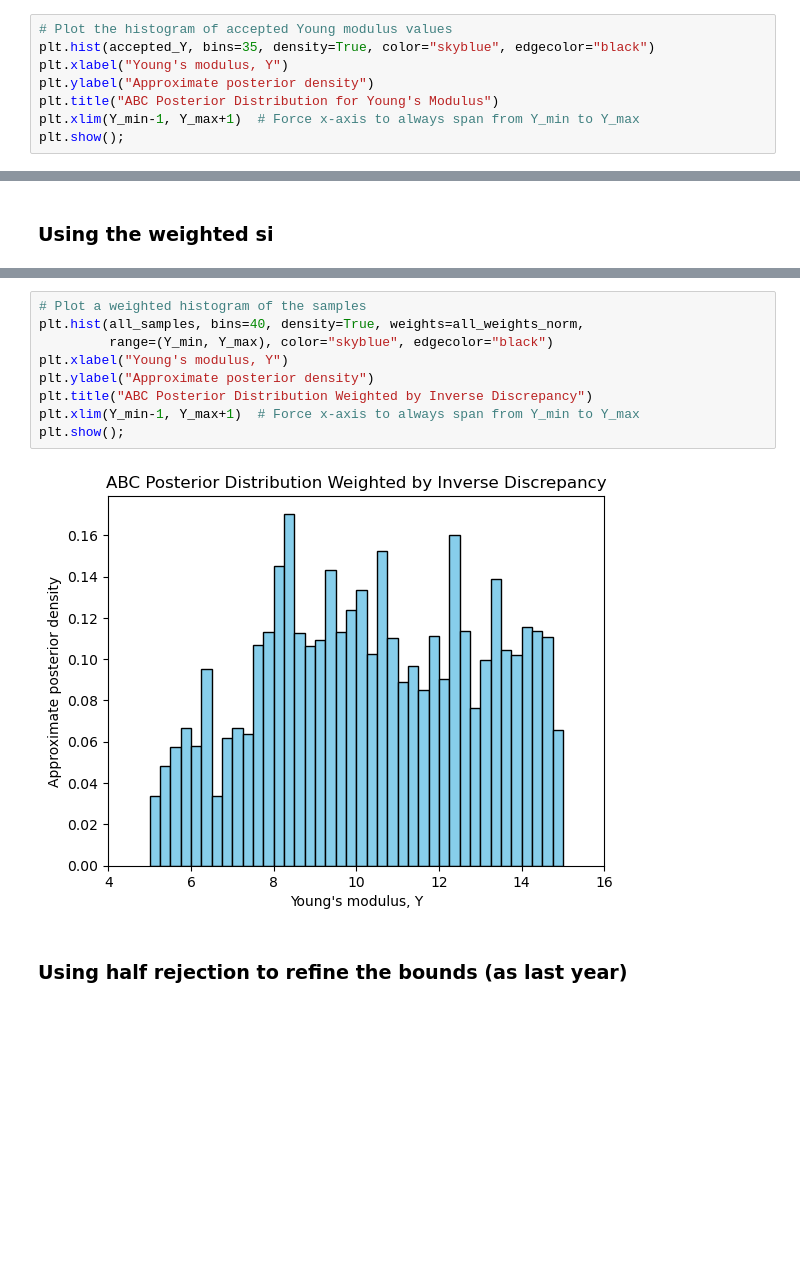
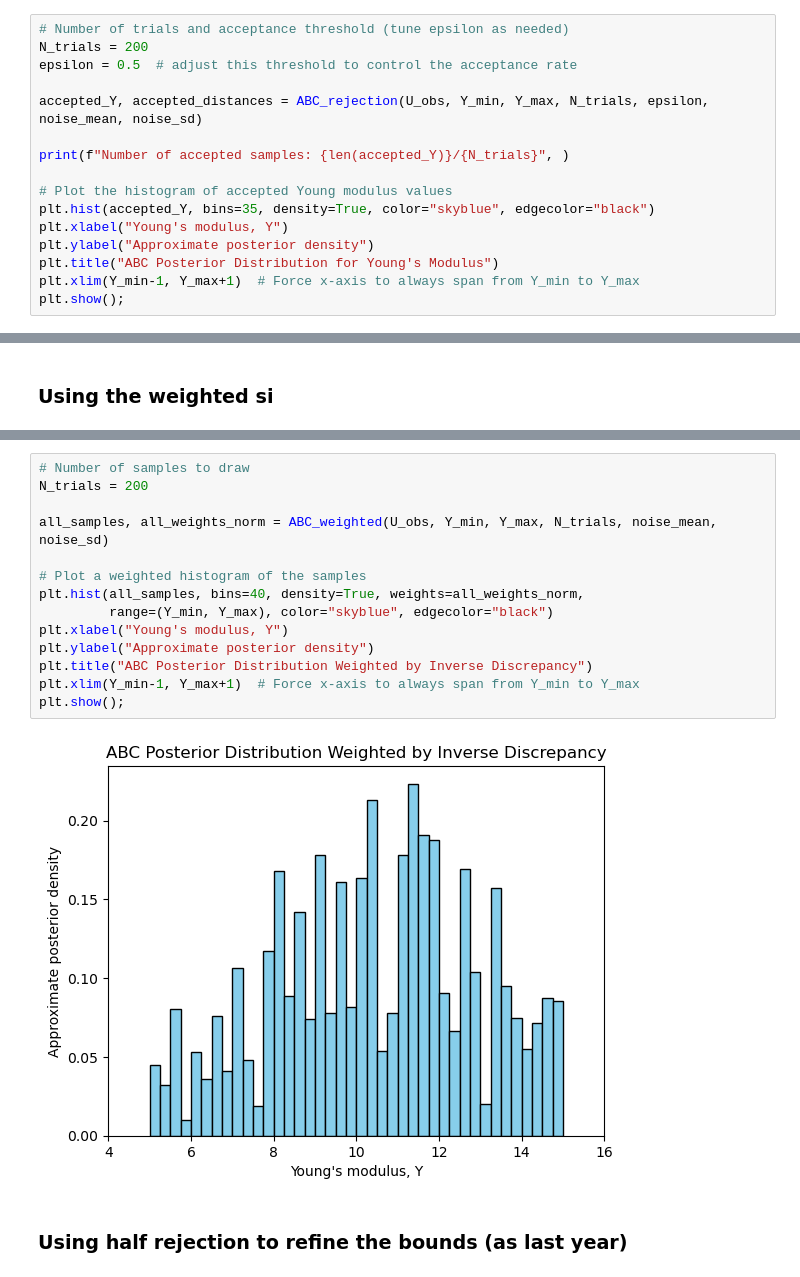
Before and after one commit to lusxvr/bayesian_parameter_identification, a Jupyter notebook: Bayesian_Parameter_Identification.ipynb, the cells around one changed output, grey strips where cells are left out. Drawn from its saved outputs; the diff is of its cells as text; blank space fills up the shorter version.

```diff
--- a/Bayesian_Parameter_Identification.ipynb
+++ b/Bayesian_Parameter_Identification.ipynb
@@ -529,6 +511,14 @@ Number of accepted samples: 399
 # %% [markdown]
 ### Analyse the approximate Posterior
 # %%
+# Number of trials and acceptance threshold (tune epsilon as needed)
+N_trials = 200
+epsilon = 0.5  # adjust this threshold to control the acceptance rate
+
+accepted_Y, accepted_distances = ABC_rejection(U_obs, Y_min, Y_max, N_trials, epsilon, noise_mean, noise_sd)
+
+print(f"Number of accepted samples: {len(accepted_Y)}/{N_trials}", )
+
 # Plot the histogram of accepted Young modulus values
 plt.hist(accepted_Y, bins=35, density=True, color="skyblue", edgecolor="black")
 plt.xlabel("Young's modulus, Y")
@@ -601,14 +574,19 @@ Sample 500/500: Y = 14.247, distance = 0.433, weight = 2.303
 # %%
+# Number of samples to draw
+N_trials = 200
+
+all_samples, all_weights_norm = ABC_weighted(U_obs, Y_min, Y_max, N_trials, noise_mean, noise_sd)
+
 # Plot a weighted histogram of the samples
 plt.hist(all_samples, bins=40, density=True, weights=all_weights_norm,
          range=(Y_min, Y_max), color="skyblue", edgecolor="black")
 plt.xlabel("Young's modulus, Y")
 plt.ylabel("Approximate posterior density")
 plt.title("ABC Posterior Distribution Weighted by Inverse Discrepancy")
 plt.xlim(Y_min-1, Y_max+1)  # Force x-axis to always span from Y_min to Y_max
 plt.show();
 # %% [output]
-[figure, old version]
+[figure, new version]
 # %% [markdown]
 ### Using half rejection to refine the bounds (as last year)
 # %%
```
Also changed, not shown: parts of 19 cells of this notebook.
